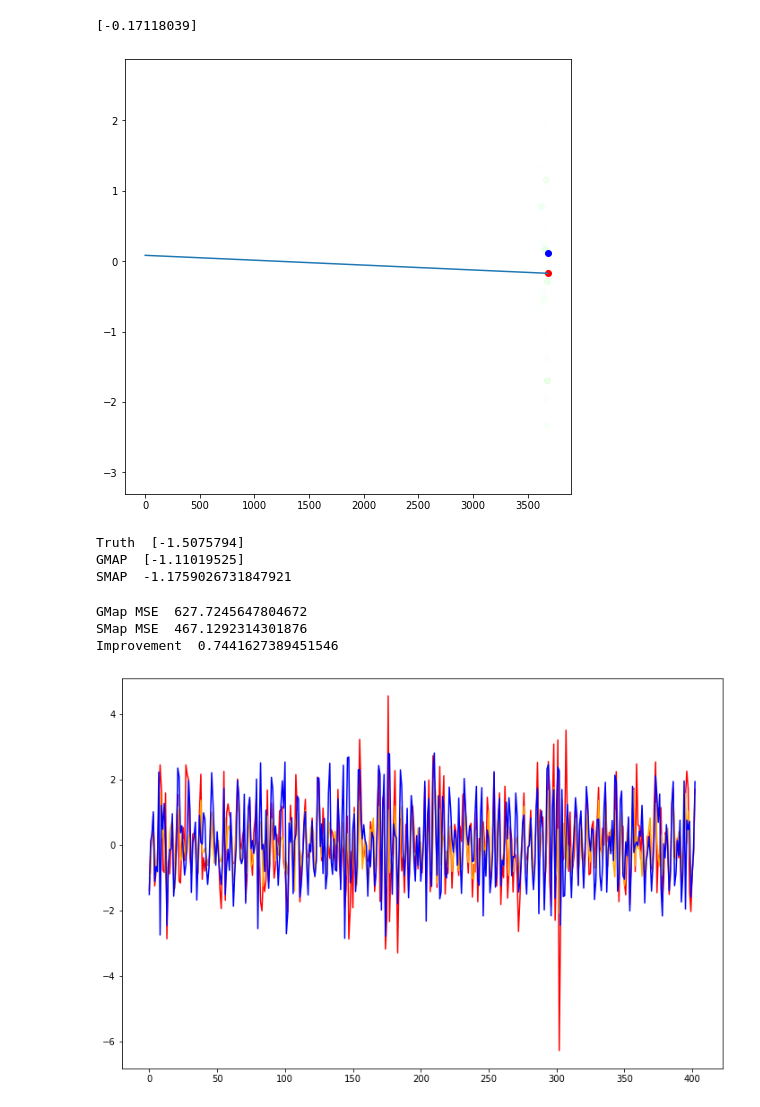
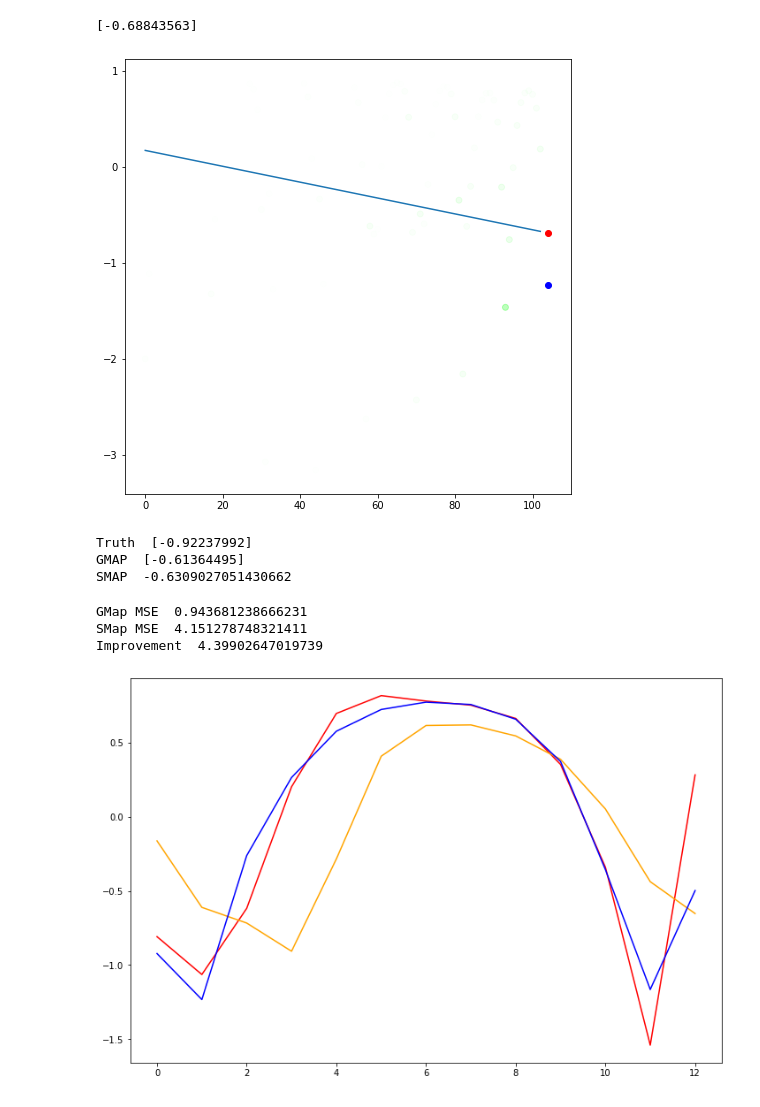
Before and after one commit to kenflat2/Nonlinear-Regression, a Jupyter notebook: Nonstationary SMap.ipynb, the cells around one changed output. Drawn from its saved outputs; the diff is of its cells as text; code cells hidden in the pictures.

Commit message:
Did some more GMap and forgetting vs overembedding stuff, some nice GMap results and more confusing fvo.

```diff
--- a/Nonstationary SMap.ipynb
+++ b/Nonstationary SMap.ipynb
@@ -65,9 +67,9 @@ def delayEmbed(Xin, Yin,assignment,embInterval):
 settlingTime = 5
 
 end = 2**10
-tlen = 2 ** 18 + settlingTime
-reduction = 2 ** 6
-trainToTest = 0.90 # between 0 and 1
+tlen = 2 ** 16 + settlingTime
+reduction = 2 ** 9
+trainToTest = 0.80 # between 0 and 1
 t = np.linspace(0, end, num=tlen)
 
 # MAKE SURE TO UPDATE THE DIMENSION WHEN SWITCHING ATTRACTORS
@@ -75,8 +77,8 @@ dim = 1
 ndrivers = 1
 # t0 = np.array([0.5])
 # t0 = np.ones(dim) * 0.3333# np.array([0,5,15])# np.ones(dim) * 0.3333 # np.array([0,5,15]) * 1 # np.zeros(dim)
-# t0 = np.array([0.8,0.1,9])
-t0 = np.ones(5)
+t0 = np.array([0.8,0.1,9])
+# t0 = np.ones(3)
 t0[0] += 0.1
 # %%
 # Density Dependent Maturation
@@ -103,14 +105,17 @@ for i in range(0,tlen-1):
 Xr = standardize(states[settlingTime:,0,None])
 print(Xr.shape)
 """
-"""
+
 # Rosenzweig MacArthur
 h2 = lambda t : 2.0 - 1.0 * t / end
 
-Xr = standardize(odeint(RosenzweigMacArthur, t0, t, args=(h2,)))[::2**5,0,None]
+Xr = standardize(odeint(RosenzweigMacArthur, t0, t, args=(h2,)))[::reduction,0,None]
+# Xr = standardize(odeint(RosenzweigMacArthur, t0, t, args=(h2,)))[::reduction,:]
+
 """
-
 # Lorenz 96
-F = lambda t : 7 + 7 * t / end
+# F = lambda t : 7 + 10 * t / end
+F = lambda t : 12 + 5 * np.sin(2 * np.pi * t / end)
 
 Xr = standardize(odeint(Lorenz96P, t0, t, args=(F,)))[::reduction,0,None]
+"""
@@ -177,6 +184,6 @@ plt.show()
 # %%
 predictionStep = 1
-X, Y = delayEmbed(Xr[:-predictionStep],Xr[predictionStep:],[6],1)
+X, Y = delayEmbed(Xr[:-predictionStep],Xr[predictionStep:],[12],1)
 
 testTrainSplit = int(Xr.shape[0] * trainToTest)
 Xtrain = X[:testTrainSplit]
@@ -229,5 +236,5 @@ axKernel.scatter(predTime, Ytest[i], c="blue")
 # axKernel.imshow(kernel)
 plt.show()
 # %% [output]
-[-0.17118039]
+[-0.68843563]
-[figure, old version]
+[figure, new version]
@@ -274,11 +298,11 @@ def GMapSD(X, Y, T, x, t, theta, delta):
 theta = 10
 delta = 2 ** -6
 
-peepee = GMapSD(Xtrain, Ytrain, t[:Xtrain.shape[0]], Xtest[0], t[testTrainSplit], theta, delta)
+peepee = GMap(Xtrain, Ytrain, t[:Xtrain.shape[0]], Xtest[0], t[testTrainSplit], theta, delta)
 print("Truth ", Ytest[0])
 print("GMAP ", peepee)
-print("SMAP ", SMap(Xtest[0], Xtrain, theta, d)[0])
+print("SMAP ", SMap(Xtrain, Ytrain, Xtest[0], theta, d)[0])
 # %% [output]
-Truth  [-1.5075794]
-GMAP  [-1.11019525]
-SMAP  -1.1759026731847921
+Truth  [-0.92237992]
+GMAP  [-0.61364495]
+SMAP  -0.6309027051430662
@@ -325,37 +311,37 @@ i = 0
 p = Xtest[0]
 time = Xtrain.shape[0] + i
 
-prediction = GMap(Xtrain, Ytrain, p, time, 10)
+# prediction = GMap(Xtrain, Ytrain, p, time, 10)
 
 d = calculateD(Xtrain)
 
 predictionsGMap = np.zeros((Xtest.shape[0]))
 predictionsSMap = np.zeros((Xtest.shape[0]))
-predictionsGMapSD = np.zeros((Xtest.shape[0]))
+# predictionsGMapSD = np.zeros((Xtest.shape[0]))
 for i in range(Xtest.shape[0]):
-    predictionsGMap[i] = GMap(Xtrain, Ytrain, Xtest[i], Xtrain.shape[0] + i, 30)
-    predictionsSMap[i] = SMap(Xtest[i], Xtrain, 30, d)[0]
-    predictionsGMapSD[i] = GMapSD(Xtrain, Ytrain, t[:testTrainSplit], Xtest[i], t[testTrainSplit+i], 30, Xtrain.shape[0] ** -1)
+    # predictionsGMap[i] = GMap(Xtrain, Ytrain, Xtest[i], Xtrain.shape[0] + i, 30)
+    predictionsSMap[i] = SMap(Xtrain, Ytrain, Xtest[i], 30, d)[0]
+    predictionsGMap[i] = GMap(Xtrain, Ytrain, t[:testTrainSplit], Xtest[i], t[testTrainSplit+i], 30, Xtrain.shape[0] ** -1)
 # %%
 # steps ahead prediction
 # %%
 # print(np.dot(Ytest - predictionsGMap,Ytest - predictionsGMap))
 # print(np.dot(Ytest - predictionsSMap,Ytest - predictionsSMap))
 
-MSEG = np.dot(Ytest.flatten() - predictionsGMapSD,Ytest.flatten() - predictionsGMapSD)
+MSEG = np.dot(Ytest.flatten() - predictionsGMap,Ytest.flatten() - predictionsGMap)
 MSES = np.dot(Ytest.flatten() - predictionsSMap,Ytest.flatten() - predictionsSMap)
 
 print("GMap MSE ",MSEG)
 print("SMap MSE ",MSES)
 print("Improvement ", MSES / MSEG)
 
 figGMap, axGMap = plt.subplots(1, figsize = (12,8))
-axGMap.plot(predictionsGMapSD, c="red")
+axGMap.plot(predictionsGMap, c="red")
 axGMap.plot(predictionsSMap, c="orange")
 axGMap.plot(Ytest, c="blue")
 plt.show()
 # %% [output]
-GMap MSE  627.7245647804672
-SMap MSE  467.1292314301876
-Improvement  0.7441627389451546
+GMap MSE  0.943681238666231
+SMap MSE  4.151278748321411
+Improvement  4.39902647019739
-[figure, old version]
+[figure, new version]
```
Also changed, not shown: parts of 14 cells of this notebook, 4 other files.
